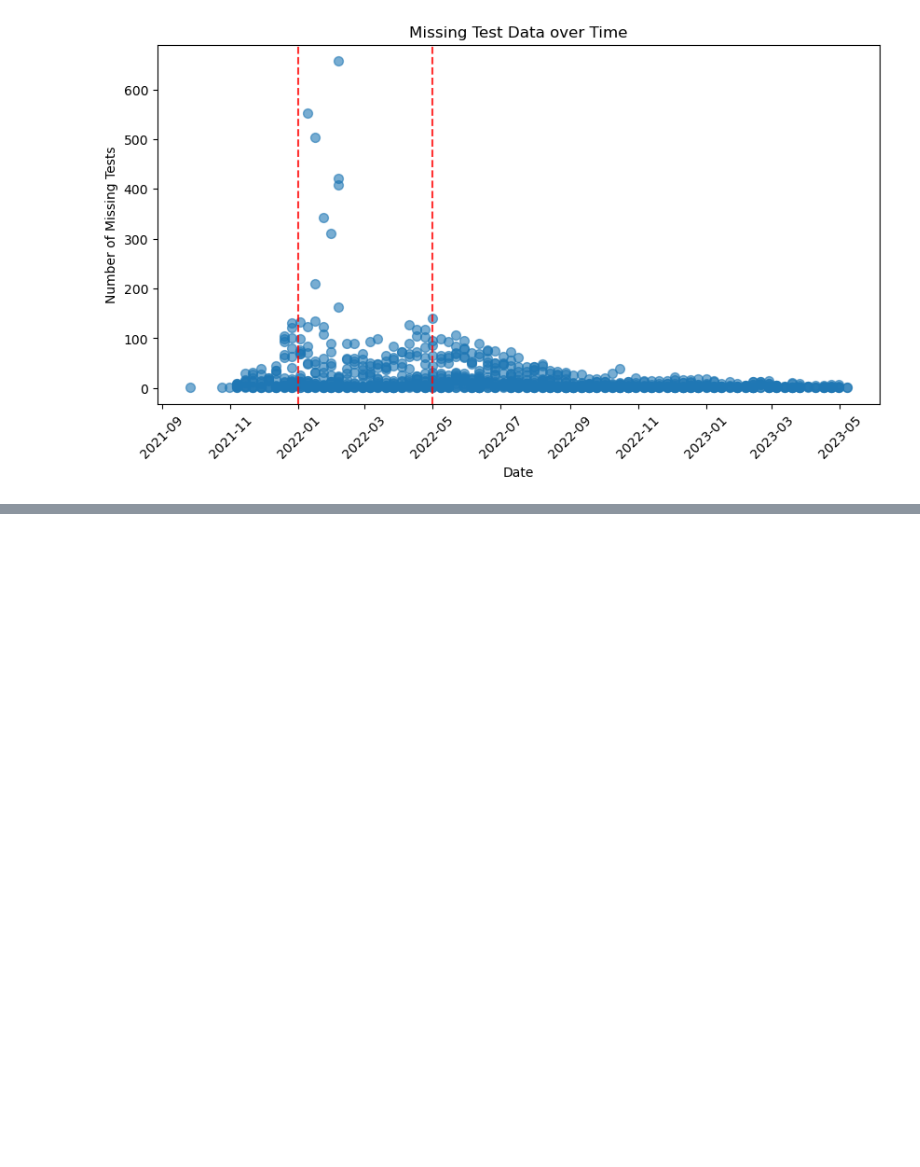
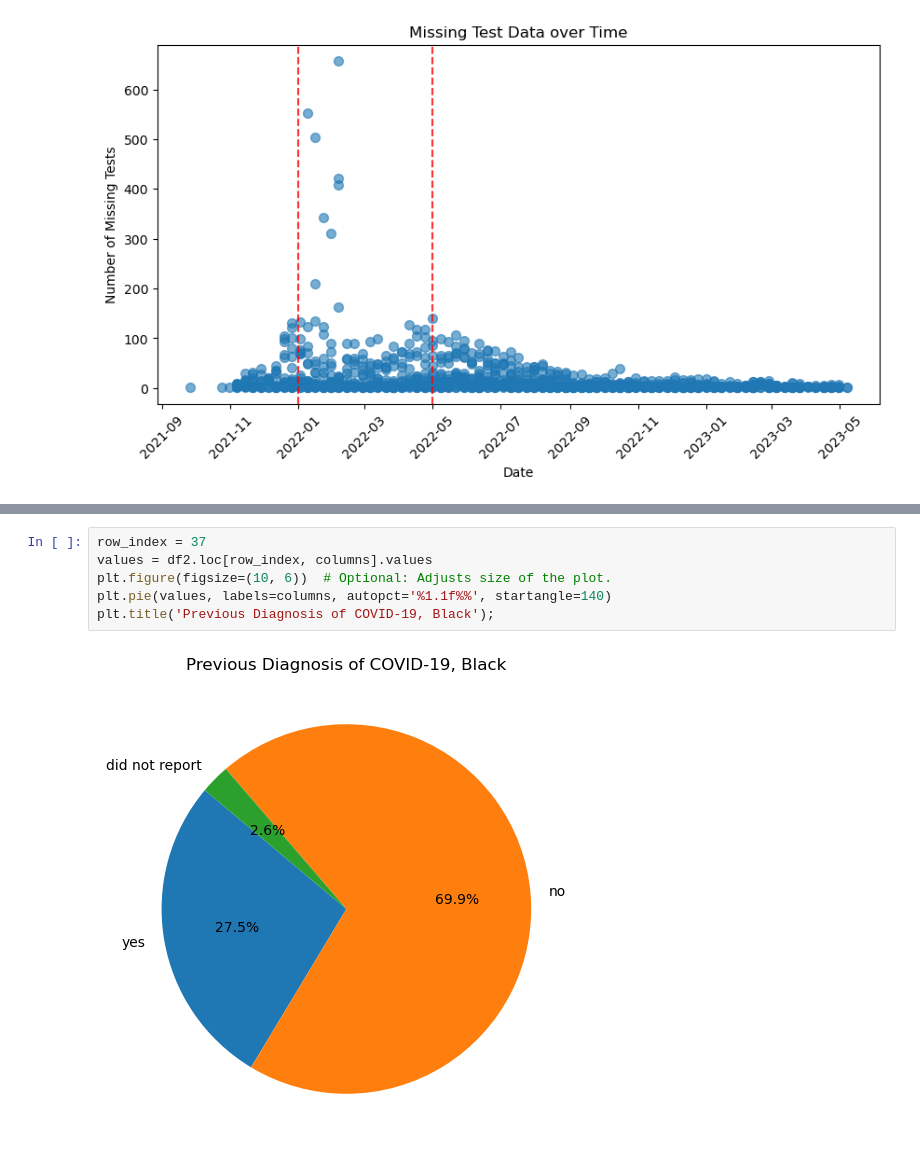
Before and after one commit to jlu7922/the_opportunity_project, a Jupyter notebook: Initial_EDA.ipynb, the cells around one changed output, grey strips where cells are left out. Drawn from its saved outputs; the diff is of its cells as text; blank space fills up the shorter version.

```diff
--- a/Initial_EDA.ipynb
+++ b/Initial_EDA.ipynb
@@ -167,0 +267,8 @@ plt.show()
+# %%
+row_index = 37
+values = df2.loc[row_index, columns].values
+plt.figure(figsize=(10, 6))  # Optional: Adjusts size of the plot.
+plt.pie(values, labels=columns, autopct='%1.1f%%', startangle=140)
+plt.title('Previous Diagnosis of COVID-19, Black');
+# %% [output]
+[figure, added]
```
Also changed, not shown: parts of 15 cells of this notebook, 1 other file.
